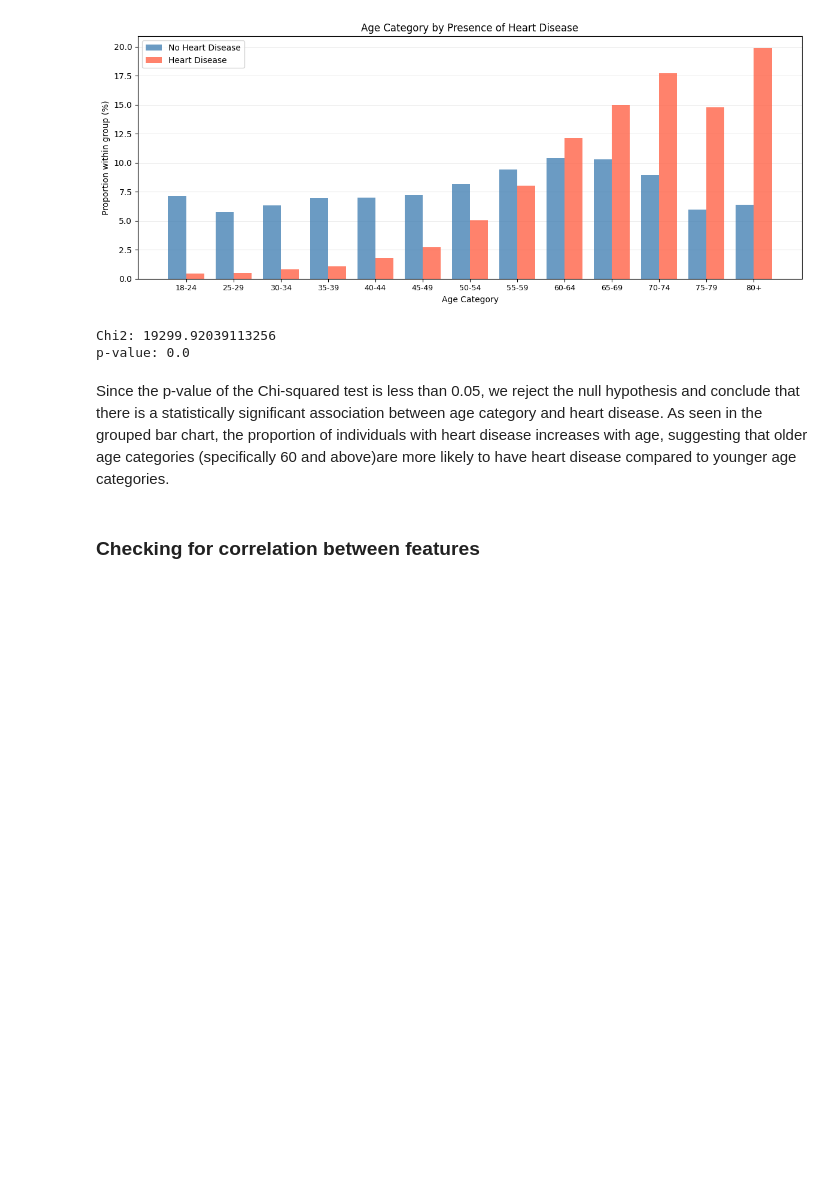
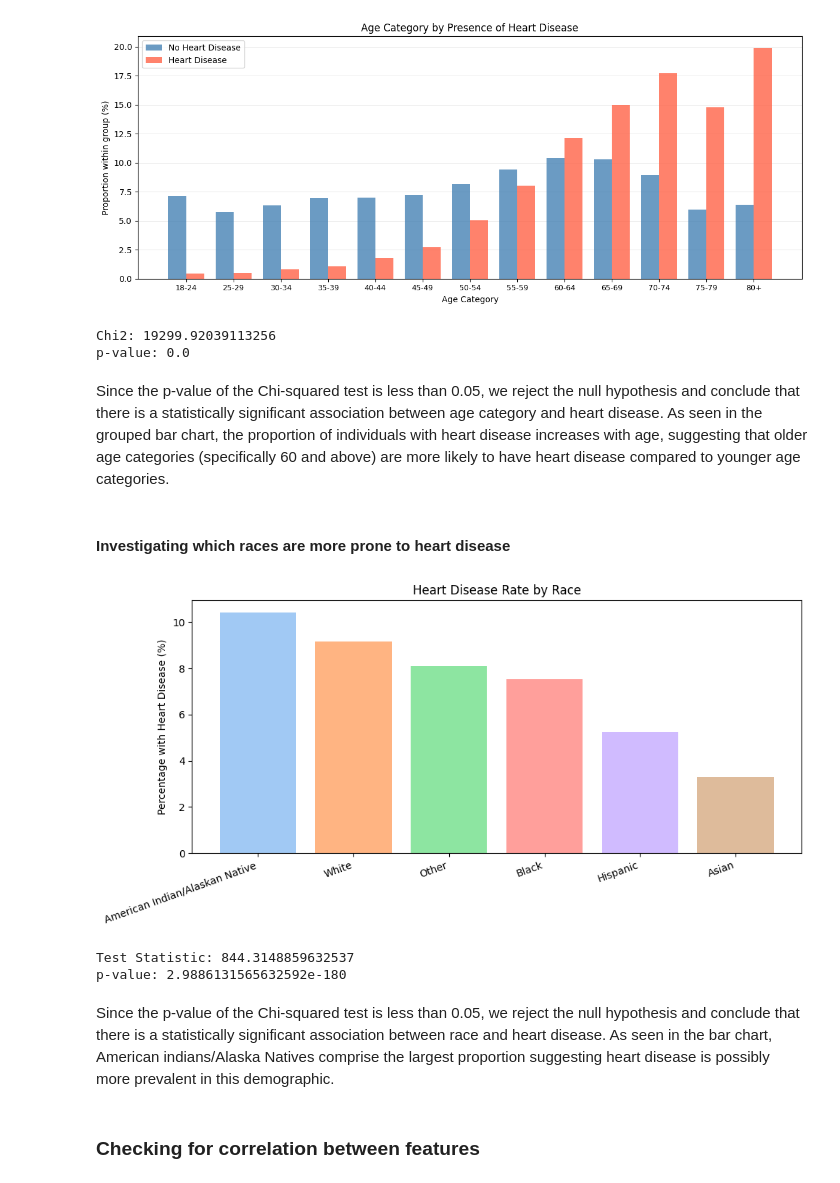
Before and after one commit to TeganHakim/heart-disease-prediction-analysis, a Jupyter notebook: experiment.ipynb, the cells around one changed output. Drawn from its saved outputs; the diff is of its cells as text; code cells hidden in the pictures; blank space fills up the shorter version.

```diff
--- a/experiment.ipynb
+++ b/experiment.ipynb
@@ -108,7 +108,36 @@ print(f"p-value: {res.pvalue}")
 Chi2: 19299.92039113256
 p-value: 0.0
 # %% [markdown]
-Since the p-value of the Chi-squared test is less than 0.05, we reject the null hypothesis and conclude that there is a statistically significant association between age category and heart disease. As seen in the grouped bar chart, the proportion of individuals with heart disease increases with age, suggesting that older age categories (specifically 60 and above)are more likely to have heart disease compared to younger age categories.
+Since the p-value of the Chi-squared test is less than 0.05, we reject the null hypothesis and conclude that there is a statistically significant association between age category and heart disease. As seen in the grouped bar chart, the proportion of individuals with heart disease increases with age, suggesting that older age categories (specifically 60 and above) are more likely to have heart disease compared to younger age categories.
+# %% [markdown]
+#### Investigating which races are more prone to heart disease
+# %%
+################################################
+### Visualize race of heart disease patients ###
+################################################
+
+# Proportion of each race that has heart disease
+result = df.groupby('Race')['HeartDisease'].mean().sort_values(ascending=False)
+plt.figure(figsize=(10, 5))
+plt.bar(result.index, result.values * 100, color=sns.color_palette('pastel', len(result)))
+plt.ylabel('Percentage with Heart Disease (%)')
+plt.title('Heart Disease Rate by Race')
+plt.xticks(rotation=20, ha='right')
+plt.tight_layout()
+plt.show()
+# %% [output]
+[figure, added]
+# %%
+# Chi-squared test for association between race and heart disease
+contingency = pd.crosstab(df['HeartDisease'], df['Race'])
+res = stats.chi2_contingency(contingency)
+print(f"Test Statistic: {res.statistic}")
+print(f"p-value: {res.pvalue}")
+# %% [output]
+Test Statistic: 844.3148859632537
+p-value: 2.9886131565632592e-180
+# %% [markdown]
+Since the p-value of the Chi-squared test is less than 0.05, we reject the null hypothesis and conclude that there is a statistically significant association between race and heart disease. As seen in the bar chart, American indians/Alaska Natives comprise the largest proportion suggesting heart disease is possibly more prevalent in this demographic.
 # %% [markdown]
 ### Checking for correlation between features
 # %%
```
Also changed, not shown: parts of 2 cells of this notebook.
